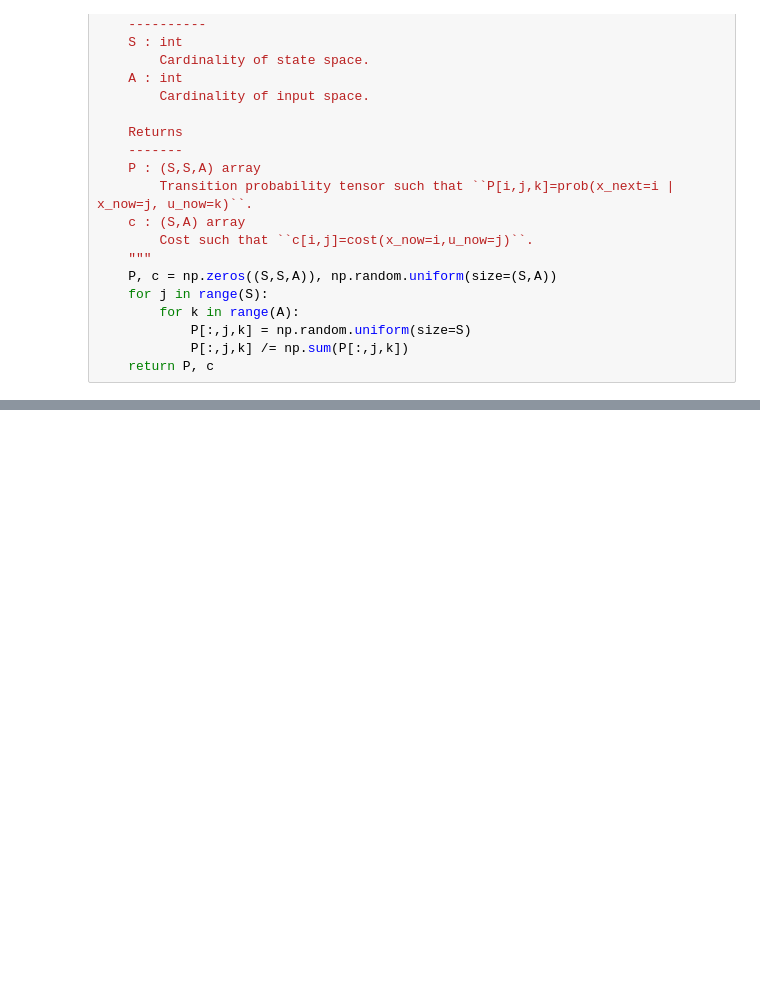
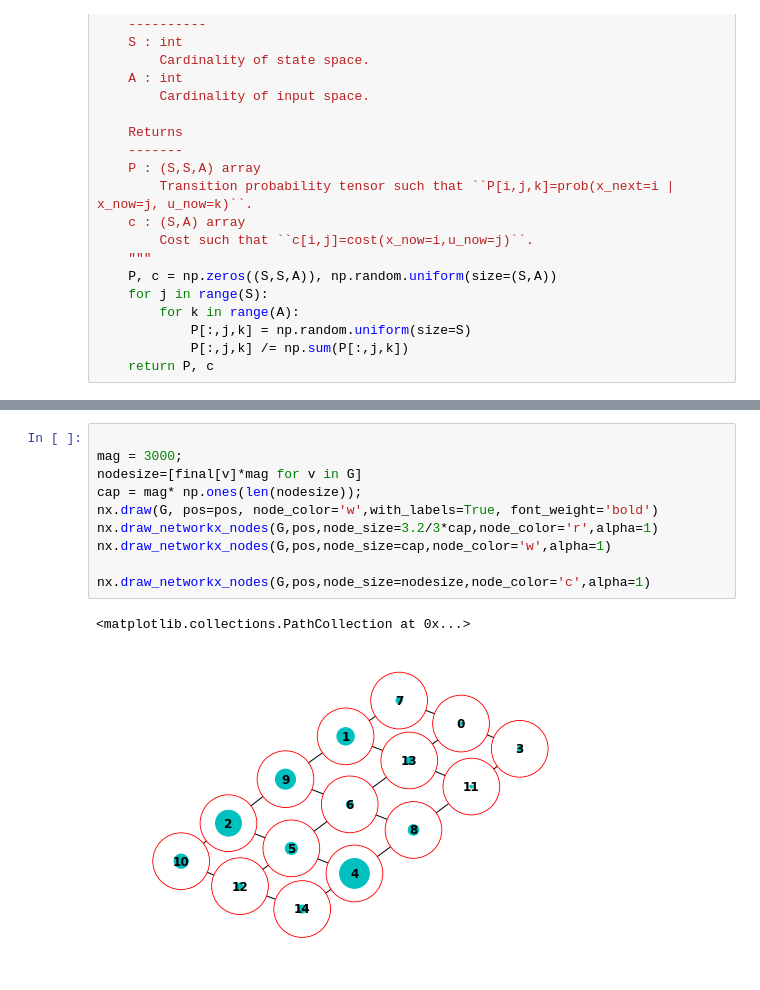
Before and after one commit to danjcalderone/mdp, a Jupyter notebook: Simulations/Finite Horizon MDP Routing.ipynb, the cells around one changed output, grey strips where cells are left out. Cells and saved outputs as stored; diff of their text form; blank space fills up the shorter version.

```diff
--- a/Simulations/Finite Horizon MDP Routing.ipynb
+++ b/Simulations/Finite Horizon MDP Routing.ipynb
@@ -86,0 +219,13 @@ NameError: name 'RouteMat' is not defined
+# %%
+
+mag = 3000;
+nodesize=[final[v]*mag for v in G]
+cap = mag* np.ones(len(nodesize));
+nx.draw(G, pos=pos, node_color='w',with_labels=True, font_weight='bold')
+nx.draw_networkx_nodes(G,pos,node_size=3.2/3*cap,node_color='r',alpha=1)
+nx.draw_networkx_nodes(G,pos,node_size=cap,node_color='w',alpha=1)
+
+nx.draw_networkx_nodes(G,pos,node_size=nodesize,node_color='c',alpha=1)
+# %% [output]
+<matplotlib.collections.PathCollection at 0x...>
+[figure, added]
```
Also changed, not shown: parts of 11 cells of this notebook, 5 other files.
